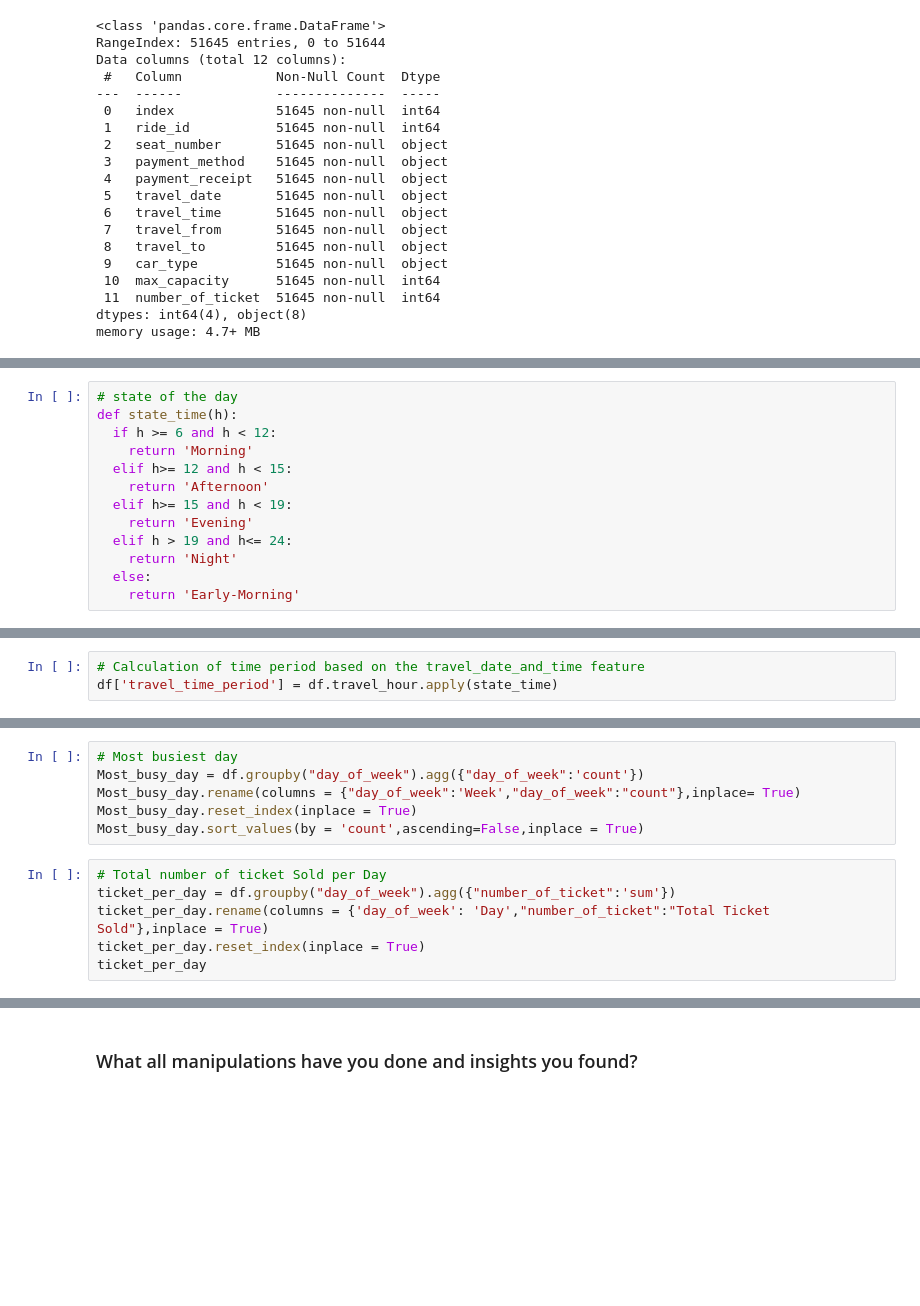
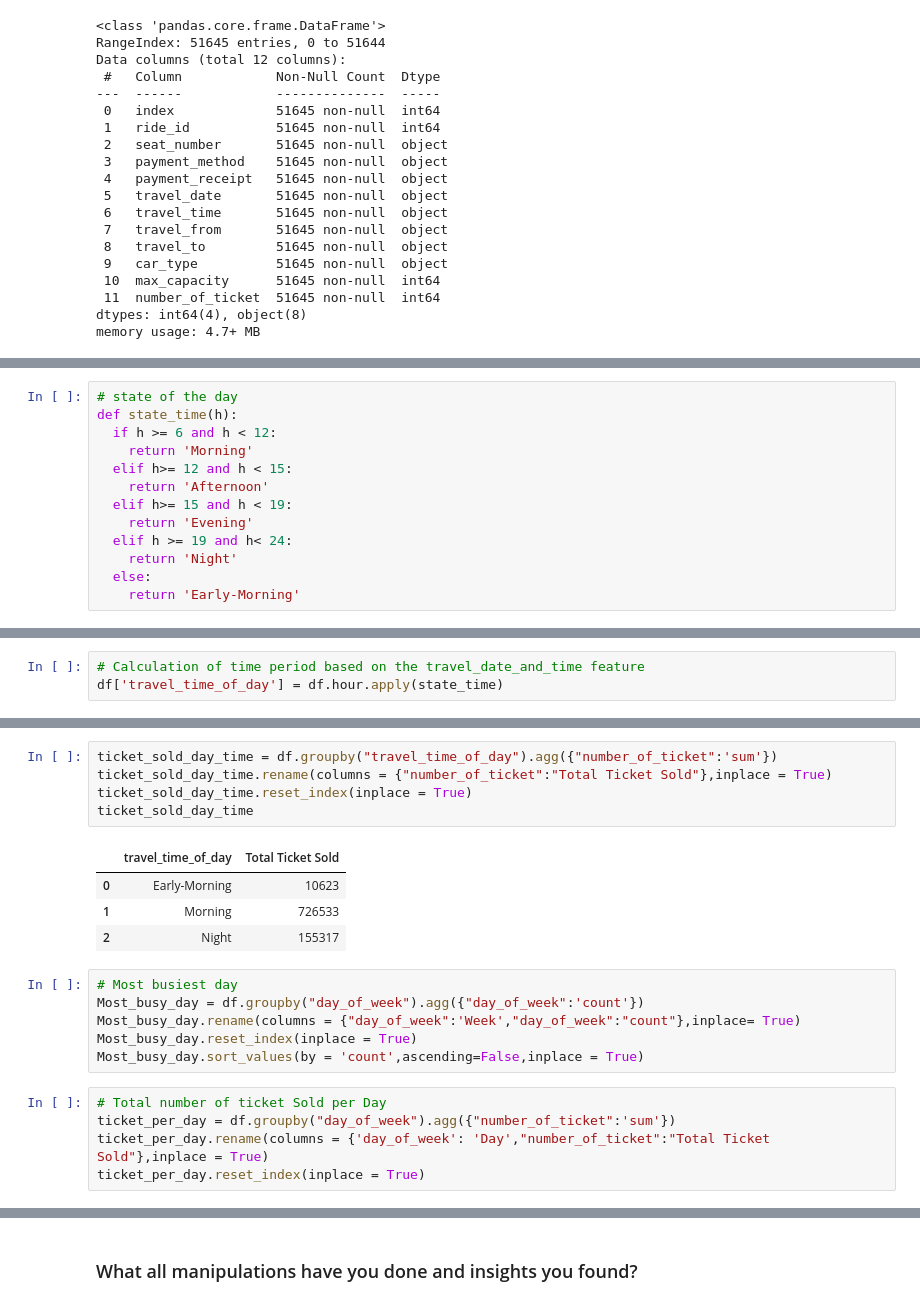
Before and after one commit to maxashoka3/Transport-Demand-Prediction, a Jupyter notebook: Transport_Demand_Prediction.ipynb, the cells around one changed output, grey strips where cells are left out. Saved outputs shown, nothing was run; the diff lists cells and outputs as text; blank space fills up the shorter version.

```diff
--- a/Transport_Demand_Prediction.ipynb
+++ b/Transport_Demand_Prediction.ipynb
@@ -372,7 +470,7 @@ def state_time(h):
     return 'Afternoon'
   elif h>= 15 and h < 19:
     return 'Evening'
-  elif h > 19 and h<= 24:
+  elif h >= 19 and h< 24:
     return 'Night'
   else:
     return 'Early-Morning'
@@ -379,3 +481,3 @@ def state_time(h):
 # %%
 # Calculation of time period based on the travel_date_and_time feature
-df['travel_time_period'] = df.travel_hour.apply(state_time)
+df['travel_time_of_day'] = df.hour.apply(state_time)
@@ -382,3 +491,13 @@ df['travel_time_period'] = df.travel_hour.apply(state_time)
+# %%
+ticket_sold_day_time = df.groupby("travel_time_of_day").agg({"number_of_ticket":'sum'})
+ticket_sold_day_time.rename(columns = {"number_of_ticket":"Total Ticket Sold"},inplace = True)
+ticket_sold_day_time.reset_index(inplace = True)
+ticket_sold_day_time
+# %% [output]
+|  | travel_time_of_day | Total Ticket Sold |
+| 0 | Early-Morning | 10623 |
+| 1 | Morning | 726533 |
+| 2 | Night | 155317 |
 # %%
 # Most busiest day
 Most_busy_day = df.groupby("day_of_week").agg({"day_of_week":'count'})
@@ -390,7 +509,6 @@ Most_busy_day.sort_values(by = 'count',ascending=False,inplace = True)
 ticket_per_day = df.groupby("day_of_week").agg({"number_of_ticket":'sum'})
 ticket_per_day.rename(columns = {'day_of_week': 'Day',"number_of_ticket":"Total Ticket Sold"},inplace = True)
 ticket_per_day.reset_index(inplace = True)
-ticket_per_day
 # %%
 # ticket sold in weekend vs rest of the day
 weekend_df = df[(df['day_of_week'] == 'Sunday') | (df['day_of_week'] == 'Saturday')]
```
Also changed, not shown: parts of 26 cells of this notebook.
